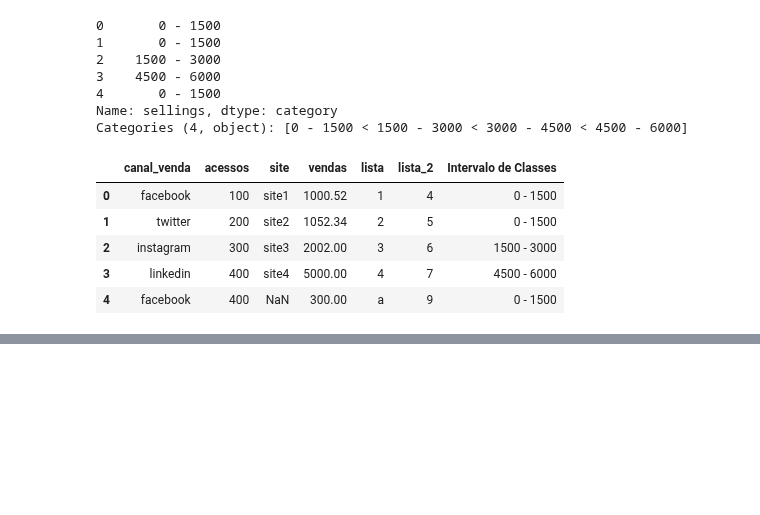
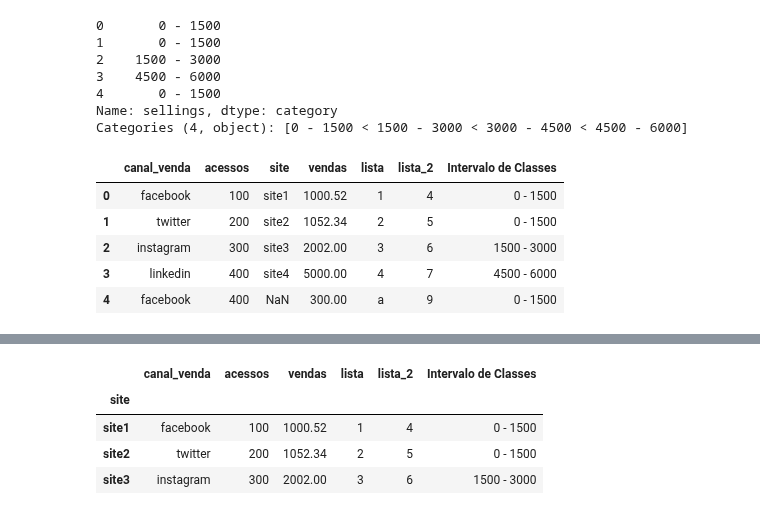
Before and after one commit to mikaelcordeiro/semanas, a Jupyter notebook: Semana_2.ipynb, the cells around one changed output, grey strips where cells are left out. Saved outputs shown, nothing was run; the diff lists cells and outputs as text; code cells hidden in the pictures; blank space fills up the shorter version.

```diff
--- a/Semana_2.ipynb
+++ b/Semana_2.ipynb
@@ -685,0 +731,9 @@ dataframe
+# %%
+get_dataframe = pd.read_csv('./semana_2.csv', sep=',', decimal='.', index_col='site', nrows=3)
+get_dataframe
+# %% [output]
+|  | canal_venda | acessos | vendas | lista | lista_2 | Intervalo de Classes |
+| site |  |  |  |  |  |  |
+| site1 | facebook | 100 | 1000.52 | 1 | 4 | 0 - 1500 |
+| site2 | twitter | 200 | 1052.34 | 2 | 5 | 0 - 1500 |
+| site3 | instagram | 300 | 2002.00 | 3 | 6 | 1500 - 3000 |
```
Also changed, not shown: parts of 12 cells of this notebook.
